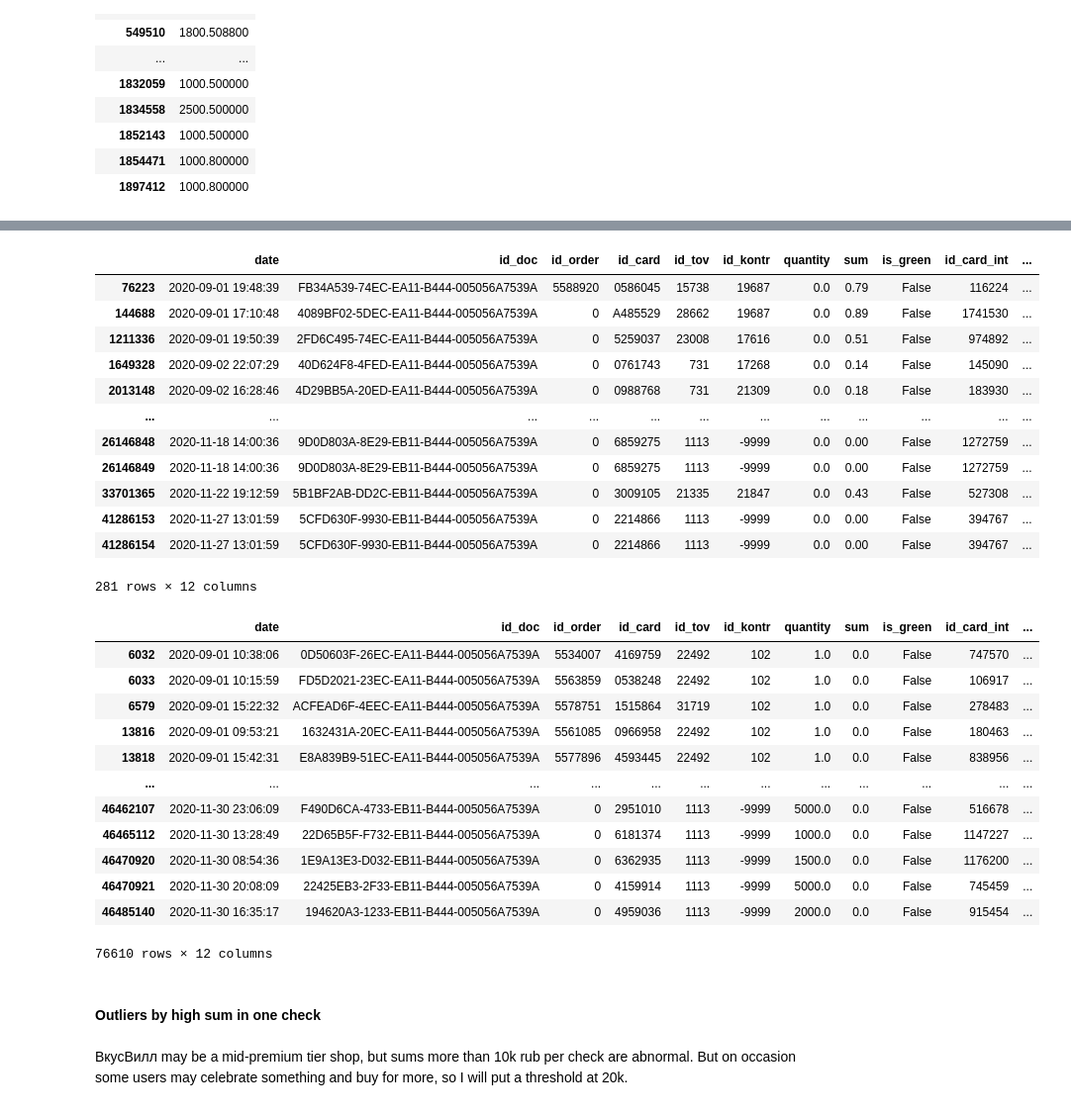
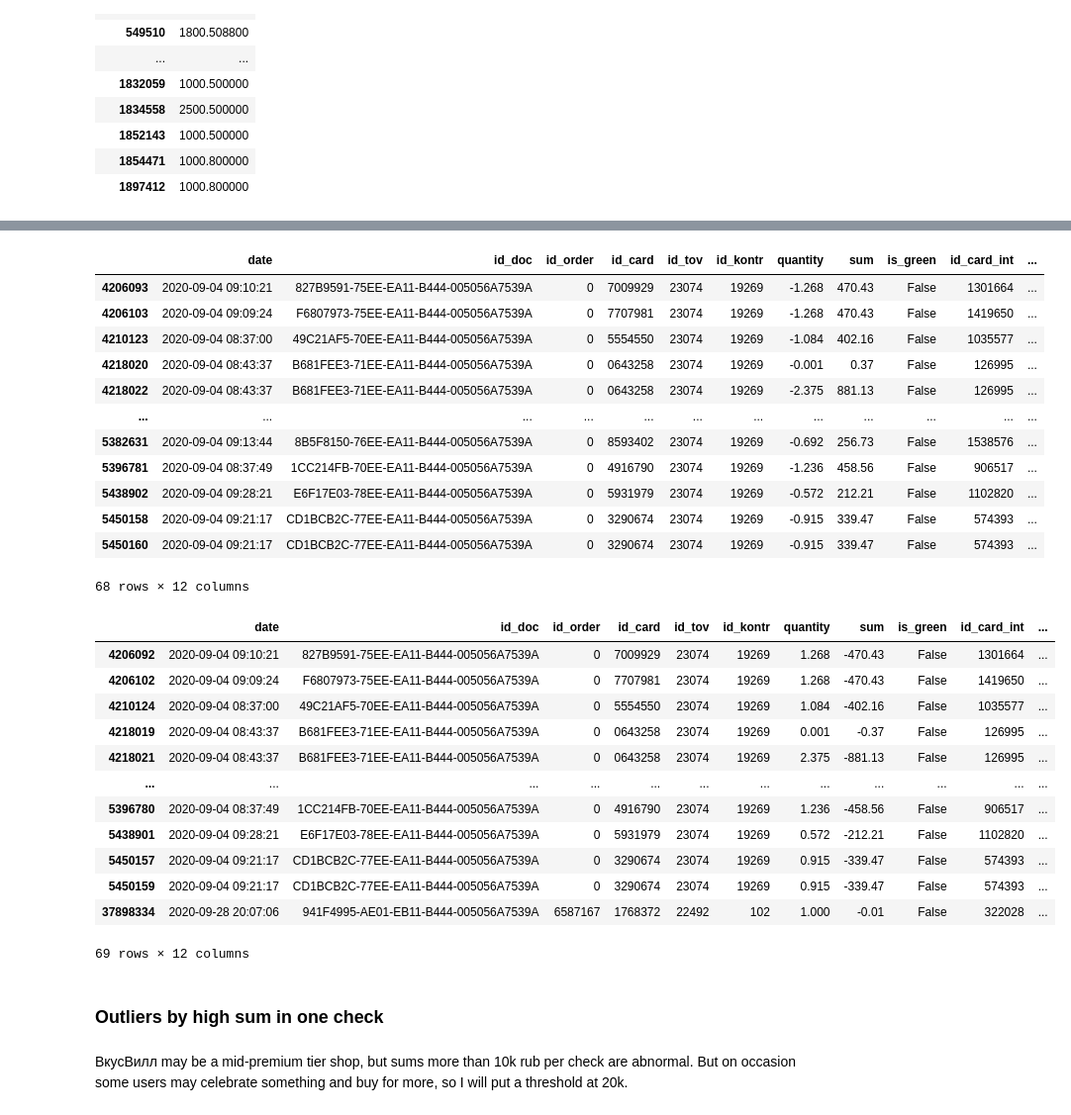
Before and after one commit to cubazis/inno_stats_2020, a Jupyter notebook: hw1.ipynb, the cells around one changed output, grey strips where cells are left out. Shown at 99% size. Drawn from its saved outputs; the diff is of its cells as text; code cells hidden in the pictures.

```diff
--- a/hw1.ipynb
+++ b/hw1.ipynb
@@ -110,37 +127,37 @@ They probably should be just removed, so I don't add them to outliers list
 # %%
-df[df['quantity'] <= 0]
+df[df['quantity'] < 0]
 # %% [output]
 |  | date | id_doc | id_order | id_card | id_tov | id_kontr | quantity | sum | is_green | id_card_int | ... |
-| 76223 | 2020-09-01 19:48:39 | FB34A539-74EC-EA11-B444-005056A7539A | 5588920 | 0586045 | 15738 | 19687 | 0.0 | 0.79 | False | 116224 | ... |
-| 144688 | 2020-09-01 17:10:48 | 4089BF02-5DEC-EA11-B444-005056A7539A | 0 | A485529 | 28662 | 19687 | 0.0 | 0.89 | False | 1741530 | ... |
-| 1211336 | 2020-09-01 19:50:39 | 2FD6C495-74EC-EA11-B444-005056A7539A | 0 | 5259037 | 23008 | 17616 | 0.0 | 0.51 | False | 974892 | ... |
-| 1649328 | 2020-09-02 22:07:29 | 40D624F8-4FED-EA11-B444-005056A7539A | 0 | 0761743 | 731 | 17268 | 0.0 | 0.14 | False | 145090 | ... |
-| 2013148 | 2020-09-02 16:28:46 | 4D29BB5A-20ED-EA11-B444-005056A7539A | 0 | 0988768 | 731 | 21309 | 0.0 | 0.18 | False | 183930 | ... |
+| 4206093 | 2020-09-04 09:10:21 | 827B9591-75EE-EA11-B444-005056A7539A | 0 | 7009929 | 23074 | 19269 | -1.268 | 470.43 | False | 1301664 | ... |
+| 4206103 | 2020-09-04 09:09:24 | F6807973-75EE-EA11-B444-005056A7539A | 0 | 7707981 | 23074 | 19269 | -1.268 | 470.43 | False | 1419650 | ... |
+| 4210123 | 2020-09-04 08:37:00 | 49C21AF5-70EE-EA11-B444-005056A7539A | 0 | 5554550 | 23074 | 19269 | -1.084 | 402.16 | False | 1035577 | ... |
+| 4218020 | 2020-09-04 08:43:37 | B681FEE3-71EE-EA11-B444-005056A7539A | 0 | 0643258 | 23074 | 19269 | -0.001 | 0.37 | False | 126995 | ... |
+| 4218022 | 2020-09-04 08:43:37 | B681FEE3-71EE-EA11-B444-005056A7539A | 0 | 0643258 | 23074 | 19269 | -2.375 | 881.13 | False | 126995 | ... |
 | ... | ... | ... | ... | ... | ... | ... | ... | ... | ... | ... | ... |
-| 26146848 | 2020-11-18 14:00:36 | 9D0D803A-8E29-EB11-B444-005056A7539A | 0 | 6859275 | 1113 | -9999 | 0.0 | 0.00 | False | 1272759 | ... |
-| 26146849 | 2020-11-18 14:00:36 | 9D0D803A-8E29-EB11-B444-005056A7539A | 0 | 6859275 | 1113 | -9999 | 0.0 | 0.00 | False | 1272759 | ... |
-| 33701365 | 2020-11-22 19:12:59 | 5B1BF2AB-DD2C-EB11-B444-005056A7539A | 0 | 3009105 | 21335 | 21847 | 0.0 | 0.43 | False | 527308 | ... |
-| 41286153 | 2020-11-27 13:01:59 | 5CFD630F-9930-EB11-B444-005056A7539A | 0 | 2214866 | 1113 | -9999 | 0.0 | 0.00 | False | 394767 | ... |
-| 41286154 | 2020-11-27 13:01:59 | 5CFD630F-9930-EB11-B444-005056A7539A | 0 | 2214866 | 1113 | -9999 | 0.0 | 0.00 | False | 394767 | ... |
+| 5382631 | 2020-09-04 09:13:44 | 8B5F8150-76EE-EA11-B444-005056A7539A | 0 | 8593402 | 23074 | 19269 | -0.692 | 256.73 | False | 1538576 | ... |
+| 5396781 | 2020-09-04 08:37:49 | 1CC214FB-70EE-EA11-B444-005056A7539A | 0 | 4916790 | 23074 | 19269 | -1.236 | 458.56 | False | 906517 | ... |
+| 5438902 | 2020-09-04 09:28:21 | E6F17E03-78EE-EA11-B444-005056A7539A | 0 | 5931979 | 23074 | 19269 | -0.572 | 212.21 | False | 1102820 | ... |
+| 5450158 | 2020-09-04 09:21:17 | CD1BCB2C-77EE-EA11-B444-005056A7539A | 0 | 3290674 | 23074 | 19269 | -0.915 | 339.47 | False | 574393 | ... |
+| 5450160 | 2020-09-04 09:21:17 | CD1BCB2C-77EE-EA11-B444-005056A7539A | 0 | 3290674 | 23074 | 19269 | -0.915 | 339.47 | False | 574393 | ... |
-281 rows × 12 columns
+68 rows × 12 columns
 # %%
-df[df['sum'] <= 0]
+df[df['sum'] < 0]
 # %% [output]
 |  | date | id_doc | id_order | id_card | id_tov | id_kontr | quantity | sum | is_green | id_card_int | ... |
-| 6032 | 2020-09-01 10:38:06 | 0D50603F-26EC-EA11-B444-005056A7539A | 5534007 | 4169759 | 22492 | 102 | 1.0 | 0.0 | False | 747570 | ... |
-| 6033 | 2020-09-01 10:15:59 | FD5D2021-23EC-EA11-B444-005056A7539A | 5563859 | 0538248 | 22492 | 102 | 1.0 | 0.0 | False | 106917 | ... |
-| 6579 | 2020-09-01 15:22:32 | ACFEAD6F-4EEC-EA11-B444-005056A7539A | 5578751 | 1515864 | 31719 | 102 | 1.0 | 0.0 | False | 278483 | ... |
-| 13816 | 2020-09-01 09:53:21 | 1632431A-20EC-EA11-B444-005056A7539A | 5561085 | 0966958 | 22492 | 102 | 1.0 | 0.0 | False | 180463 | ... |
-| 13818 | 2020-09-01 15:42:31 | E8A839B9-51EC-EA11-B444-005056A7539A | 5577896 | 4593445 | 22492 | 102 | 1.0 | 0.0 | False | 838956 | ... |
+| 4206092 | 2020-09-04 09:10:21 | 827B9591-75EE-EA11-B444-005056A7539A | 0 | 7009929 | 23074 | 19269 | 1.268 | -470.43 | False | 1301664 | ... |
+| 4206102 | 2020-09-04 09:09:24 | F6807973-75EE-EA11-B444-005056A7539A | 0 | 7707981 | 23074 | 19269 | 1.268 | -470.43 | False | 1419650 | ... |
+| 4210124 | 2020-09-04 08:37:00 | 49C21AF5-70EE-EA11-B444-005056A7539A | 0 | 5554550 | 23074 | 19269 | 1.084 | -402.16 | False | 1035577 | ... |
+| 4218019 | 2020-09-04 08:43:37 | B681FEE3-71EE-EA11-B444-005056A7539A | 0 | 0643258 | 23074 | 19269 | 0.001 | -0.37 | False | 126995 | ... |
+| 4218021 | 2020-09-04 08:43:37 | B681FEE3-71EE-EA11-B444-005056A7539A | 0 | 0643258 | 23074 | 19269 | 2.375 | -881.13 | False | 126995 | ... |
 | ... | ... | ... | ... | ... | ... | ... | ... | ... | ... | ... | ... |
-| 46462107 | 2020-11-30 23:06:09 | F490D6CA-4733-EB11-B444-005056A7539A | 0 | 2951010 | 1113 | -9999 | 5000.0 | 0.0 | False | 516678 | ... |
-| 46465112 | 2020-11-30 13:28:49 | 22D65B5F-F732-EB11-B444-005056A7539A | 0 | 6181374 | 1113 | -9999 | 1000.0 | 0.0 | False | 1147227 | ... |
-| 46470920 | 2020-11-30 08:54:36 | 1E9A13E3-D032-EB11-B444-005056A7539A | 0 | 6362935 | 1113 | -9999 | 1500.0 | 0.0 | False | 1176200 | ... |
-| 46470921 | 2020-11-30 20:08:09 | 22425EB3-2F33-EB11-B444-005056A7539A | 0 | 4159914 | 1113 | -9999 | 5000.0 | 0.0 | False | 745459 | ... |
-| 46485140 | 2020-11-30 16:35:17 | 194620A3-1233-EB11-B444-005056A7539A | 0 | 4959036 | 1113 | -9999 | 2000.0 | 0.0 | False | 915454 | ... |
+| 5396780 | 2020-09-04 08:37:49 | 1CC214FB-70EE-EA11-B444-005056A7539A | 0 | 4916790 | 23074 | 19269 | 1.236 | -458.56 | False | 906517 | ... |
+| 5438901 | 2020-09-04 09:28:21 | E6F17E03-78EE-EA11-B444-005056A7539A | 0 | 5931979 | 23074 | 19269 | 0.572 | -212.21 | False | 1102820 | ... |
+| 5450157 | 2020-09-04 09:21:17 | CD1BCB2C-77EE-EA11-B444-005056A7539A | 0 | 3290674 | 23074 | 19269 | 0.915 | -339.47 | False | 574393 | ... |
+| 5450159 | 2020-09-04 09:21:17 | CD1BCB2C-77EE-EA11-B444-005056A7539A | 0 | 3290674 | 23074 | 19269 | 0.915 | -339.47 | False | 574393 | ... |
+| 37898334 | 2020-09-28 20:07:06 | 941F4995-AE01-EB11-B444-005056A7539A | 6587167 | 1768372 | 22492 | 102 | 1.000 | -0.01 | False | 322028 | ... |
-76610 rows × 12 columns
+69 rows × 12 columns
 # %% [markdown]
-#### Outliers by high sum in one check
+### Outliers by high sum in one check
 # %% [markdown]
 ВкусВилл may be a mid-premium tier shop, but sums more than 10k rub per check are abnormal. But on occasion some users may celebrate something and buy for more, so I will put a threshold at 20k.
 # %%
```
Also changed, not shown: parts of 16 cells of this notebook, 1 other file.
